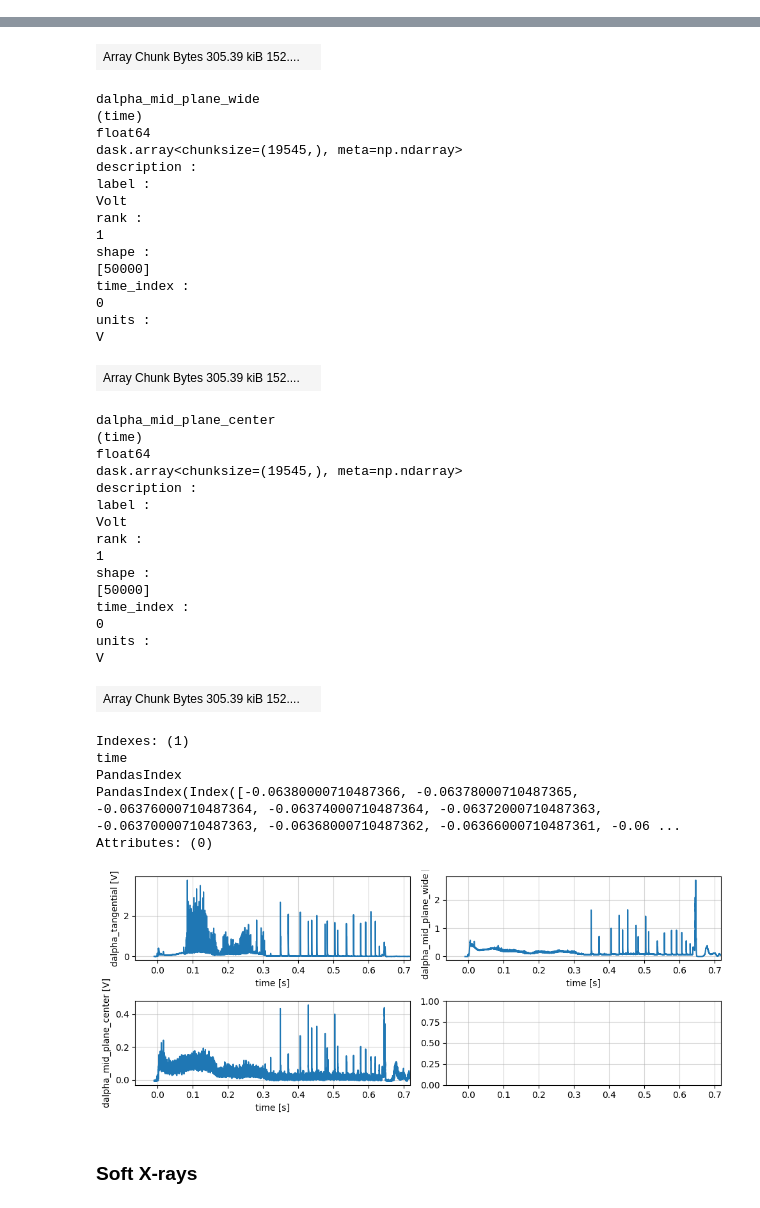
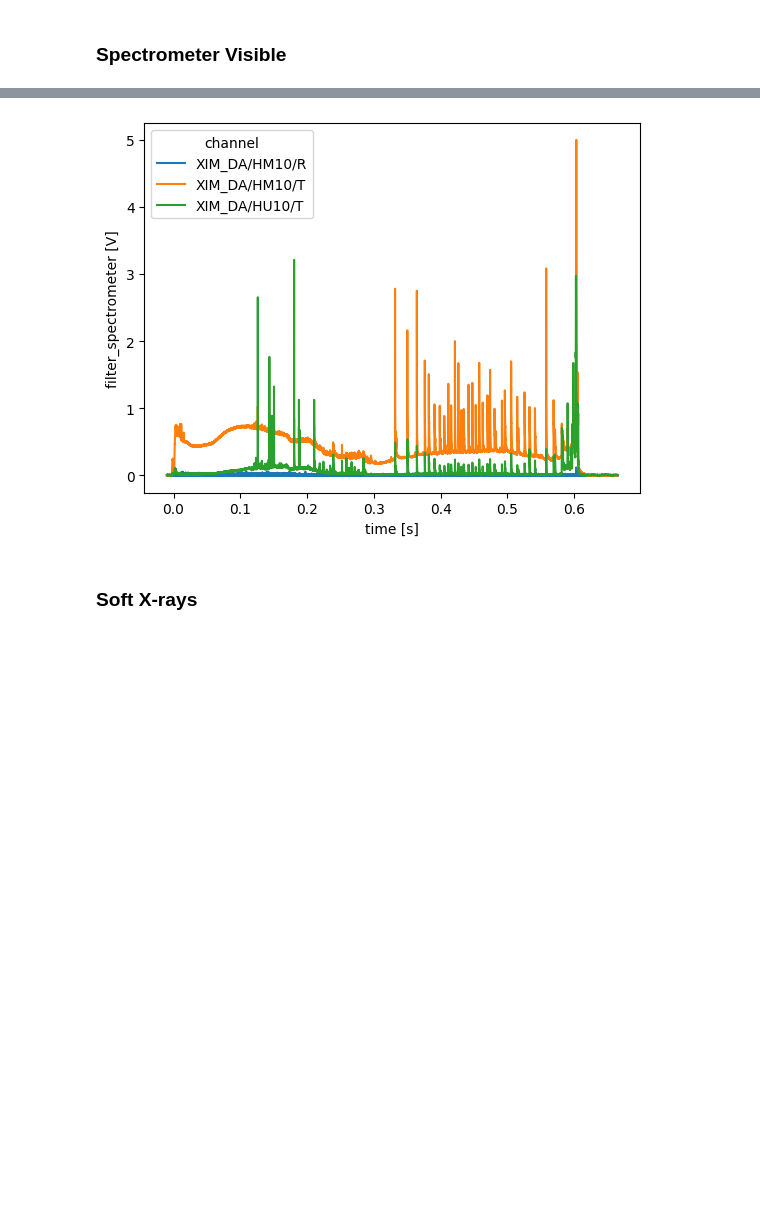
Before and after one commit to ukaea/fair-mast-ingestion, a Jupyter notebook: notebooks/level2_plot_profiles_mast.ipynb, the cells around one changed output, grey strips where cells are left out. Saved outputs shown, nothing was run; the diff lists cells and outputs as text; code cells hidden in the pictures; blank space fills up the shorter version.

```diff
--- a/notebooks/level2_plot_profiles_mast.ipynb
+++ b/notebooks/level2_plot_profiles_mast.ipynb
@@ -22,10 +22,10 @@ def plot_1d_profiles(profiles: xr.Dataset):
 
     plt.tight_layout()
 # %%
-shot_id = 30420
+shot_id = 30421
 # endpoint_url = 'https://s3.echo.stfc.ac.uk'
 # url = f's3://mast/test/level2/shots/{shot_id}.zarr'
 # fs = s3fs.S3FileSystem(anon=True, endpoint_url=endpoint_url)
 # store =zarr.storage.FSStore(fs=fs, url=url)
 
-store = zarr.storage.DirectoryStore(f'/common/tmp/sjackson/upload-tmp/zarr/{shot_id}.zarr')
+store = zarr.storage.DirectoryStore(f'/common/tmp/sjackson/upload-tmp/zarr/level2/{shot_id}.zarr')
@@ -291,5 +270,6 @@ Attributes: (0)
+# %% [markdown]
+### Spectrometer Visible
 # %%
-profiles = xr.open_zarr(store, group='dalpha')
-plot_1d_profiles(profiles)
-profiles
+profiles = xr.open_zarr(store, group='spectrometer_visible')
+profiles['filter_spectrometer'].plot.line(x='time')
 # %% [output]
@@ -313,42 +279,4 @@ V
-| Array Chunk Bytes 305.39 kiB 152.... |  |
-dalpha_mid_plane_wide
-(time)
-float64
-dask.array<chunksize=(19545,), meta=np.ndarray>
-description :
-label :
-Volt
-rank :
-1
-shape :
-[50000]
-time_index :
-0
-units :
-V
-| Array Chunk Bytes 305.39 kiB 152.... |  |
-dalpha_mid_plane_center
-(time)
-float64
-dask.array<chunksize=(19545,), meta=np.ndarray>
-description :
-label :
-Volt
-rank :
-1
-shape :
-[50000]
-time_index :
-0
-units :
-V
-| Array Chunk Bytes 305.39 kiB 152.... |  |
-Indexes: (1)
-time
-PandasIndex
-PandasIndex(Index([-0.06380000710487366, -0.06378000710487365, -0.06376000710487364, -0.06374000710487364, -0.06372000710487363, -0.06370000710487363, -0.06368000710487362, -0.06366000710487361, -0.06 ...
-Attributes: (0)
-[figure, old version]
+[figure, new version]
 # %% [markdown]
 ### Soft X-rays
 # %%
```
Also changed, not shown: parts of 23 cells of this notebook, 3 other files.
